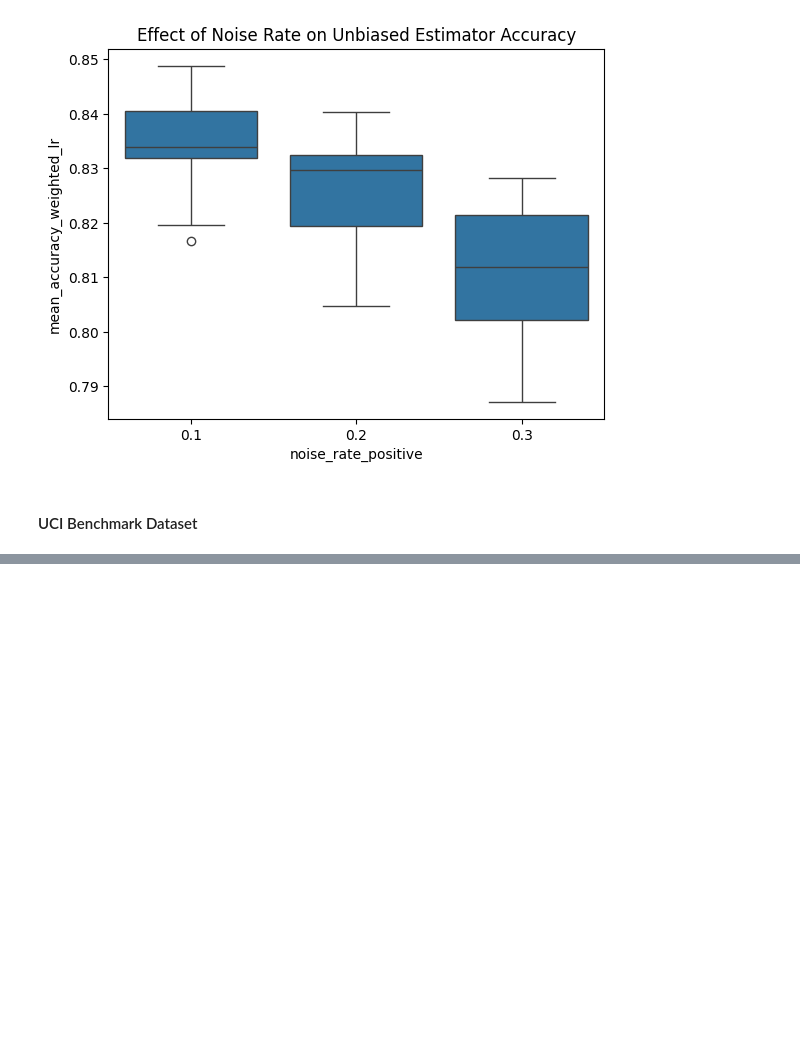
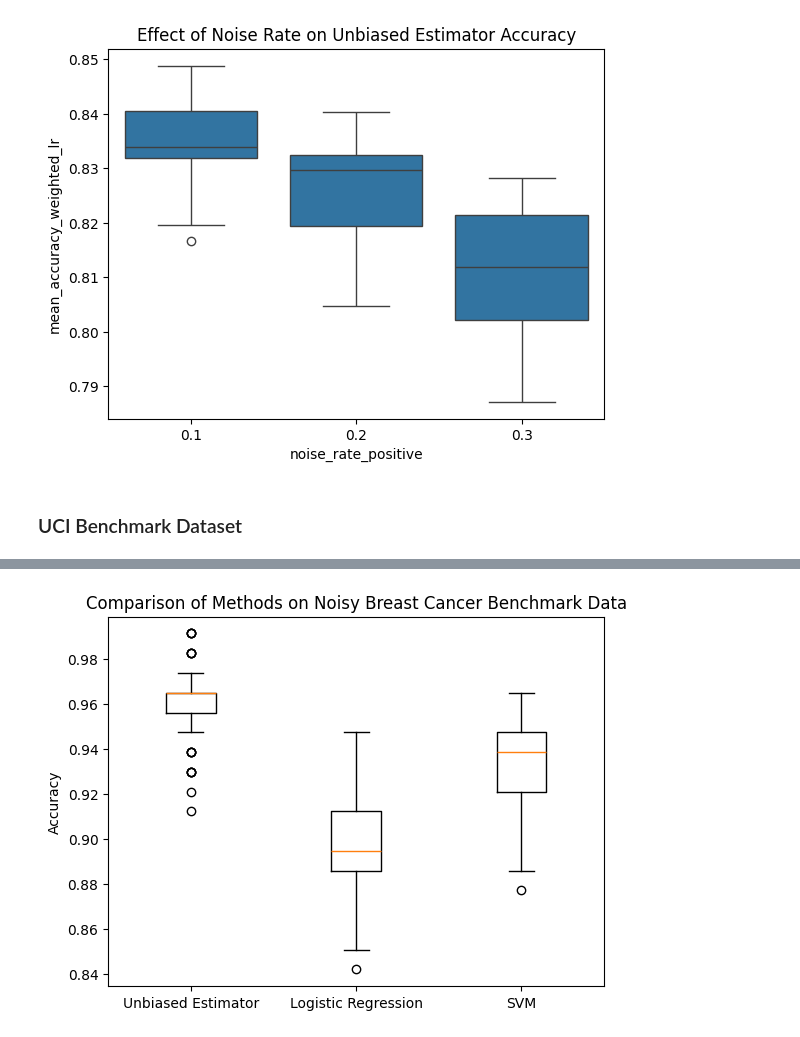
Before and after one commit to Bekona/Master_thesis, a Jupyter notebook: unbiased_estimators.ipynb, the cells around one changed output, grey strips where cells are left out. Saved outputs shown, nothing was run; the diff lists cells and outputs as text; code cells hidden in the pictures; blank space fills up the shorter version.

```diff
--- a/unbiased_estimators.ipynb
+++ b/unbiased_estimators.ipynb
@@ -541,7 +542,7 @@ Epoch 900, Unbiased Loss: 0.37214107351649467
 Epoch 0, Unbiased Los
 [figure]
 # %% [markdown]
-#### UCI Benchmark Dataset
+### UCI Benchmark Dataset
 # %%
 import numpy as np
 from sklearn.datasets import load_breast_cancer
@@ -681,7 +682,7 @@ std_accuracy_unweighted_lr = np.std(accuracies_unweighted_lr)
 mean_accuracy_svm = np.mean(accuracies_svm)
 std_accuracy_svm = np.std(accuracies_svm)
 
-print(f"Weighted Logistic Regression - Mean accuracy: {mean_accuracy_weighted_lr:.4f}, Standard deviation: {std_accuracy_weighted_lr:.4f}")
+print(f"Unbiased Estimator - Mean accuracy: {mean_accuracy_weighted_lr:.4f}, Standard deviation: {std_accuracy_weighted_lr:.4f}")
 print(f"Unweighted Logistic Regression - Mean accuracy: {mean_accuracy_unweighted_lr:.4f}, Standard deviation: {std_accuracy_unweighted_lr:.4f}")
 print(f"SVM - Mean accuracy: {mean_accuracy_svm:.4f}, Standard deviation: {std_accuracy_svm:.4f}")
 
@@ -689,9 +690,10 @@ print(f"SVM - Mean accuracy: {mean_accuracy_svm:.4f}, Standard deviation: {std_a
 def visualize_results(accuracies_weighted_lr, accuracies_unweighted_lr, accuracies_svm, filename = "unbiased_estimator_uci.jpg"):
     plt.boxplot([accuracies_weighted_lr, accuracies_unweighted_lr, accuracies_svm], labels=['Unbiased Estimator', 'Logistic Regression', 'SVM'])
     plt.ylabel('Accuracy')
-    plt.title('Comparison of Methods on Breast Cancer Benchmark Data')
-    plt.savefig(filename, format='jpg', dpi=300)
+    plt.title('Comparison of Methods on Noisy Breast Cancer Benchmark Data')
+    plt.savefig(r'C:\Users\bekon\Master_thesis\graphs\unbiased_estimator_uci.jpg', format='jpg', dpi=300)
     plt.show()
 
 # Visualize the accuracies
 visualize_results(accuracies_weighted_lr, accuracies_unweighted_lr, accuracies_svm, filename = "unbiased_estimator_uci.jpg")
+# %% [output]
@@ -697,0 +717 @@ visualize_results(accuracies_weighted_lr, accuracies_unweighted_lr, accuracies_s
+[figure, added]
```
Also changed, not shown: parts of 2 cells of this notebook, 2 other files.
